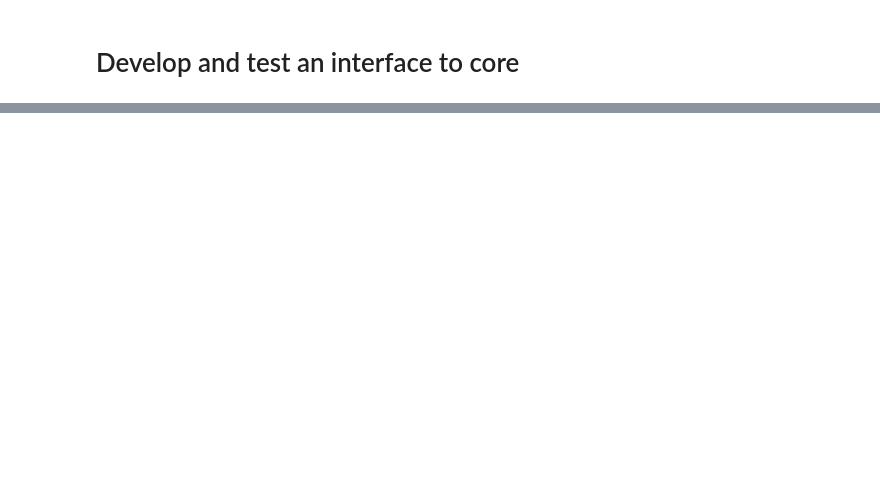
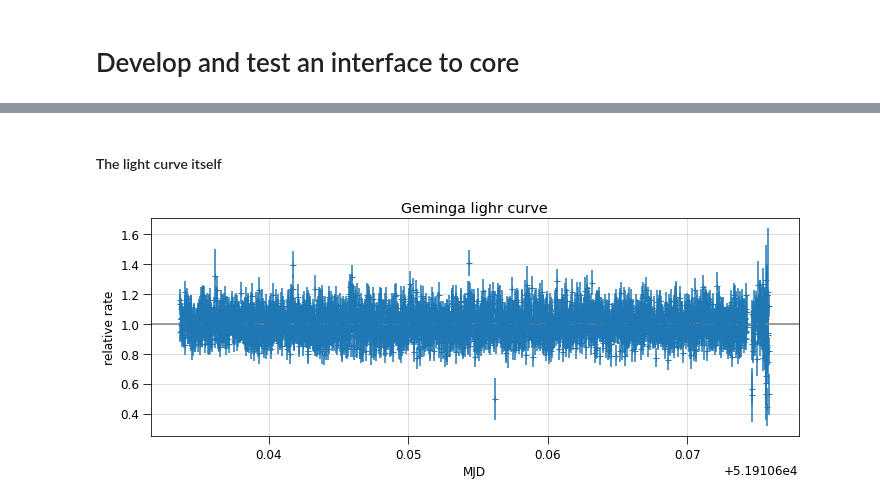
Before and after one commit to tburnett/lat-timing, a Jupyter notebook: notebooks/core.ipynb, the cells around one changed output, grey strips where cells are left out. Saved outputs shown, nothing was run; the diff lists cells and outputs as text; code cells hidden in the pictures; blank space fills up the shorter version.

```diff
--- a/notebooks/core.ipynb
+++ b/notebooks/core.ipynb
@@ -43,0 +52,12 @@ RuntimeWarning: invalid value encountered in log
+# %% [markdown]
+#### The light curve itself
+# %%
+fig, ax = plt.subplots(figsize=(12,4))
+
+ax.errorbar(x=dfg.time, y=dfg.rate, yerr=dfg.error, fmt='+')
+ax.axhline(1., color='grey')
+ax.set(xlabel='MJD', ylabel='relative rate')
+ax.set_title('Geminga lighr curve')
+ax.grid(alpha=0.5);
+# %% [output]
+[figure, added]
```
Also changed, not shown: parts of 8 cells of this notebook, 6 other files.
